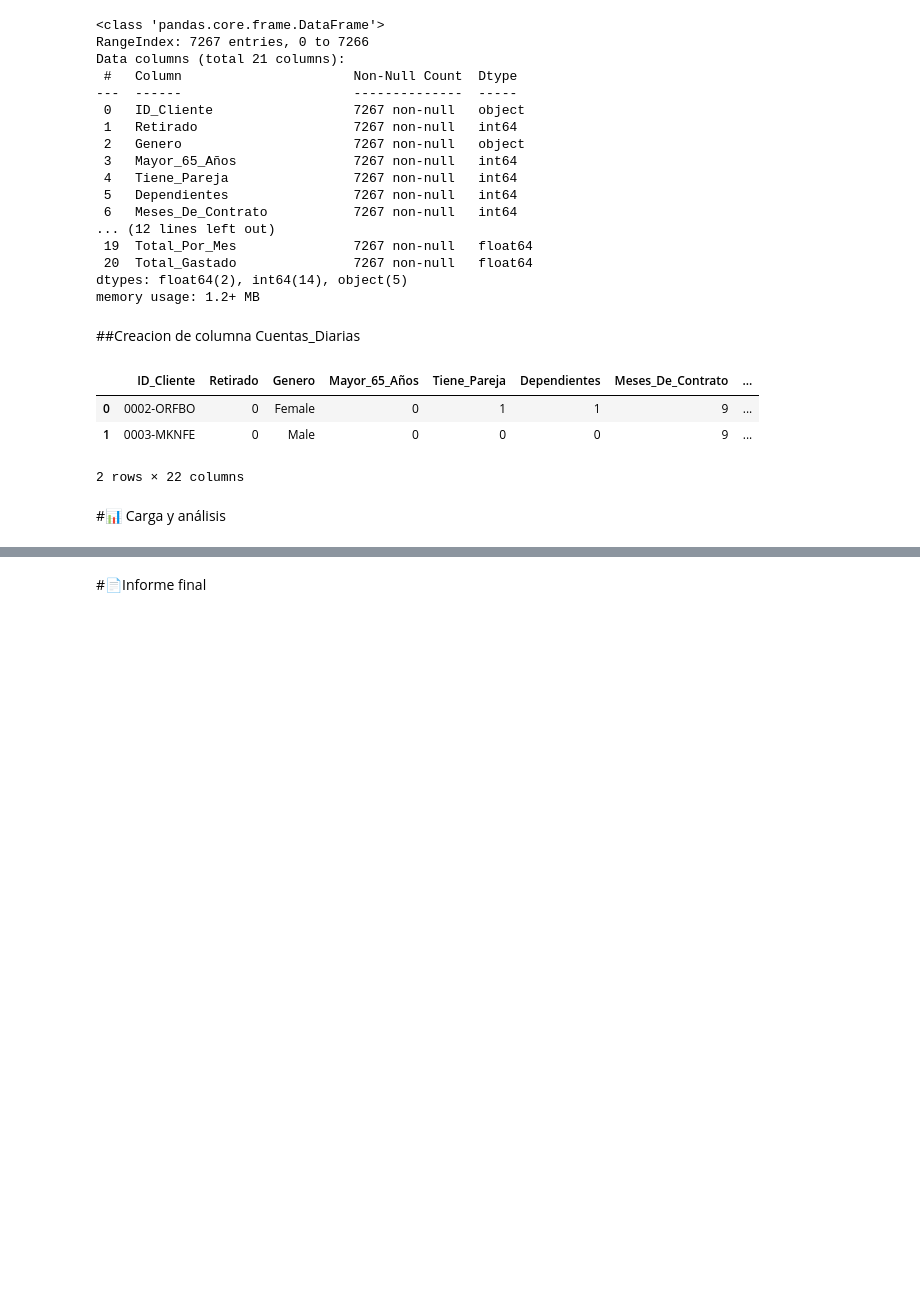
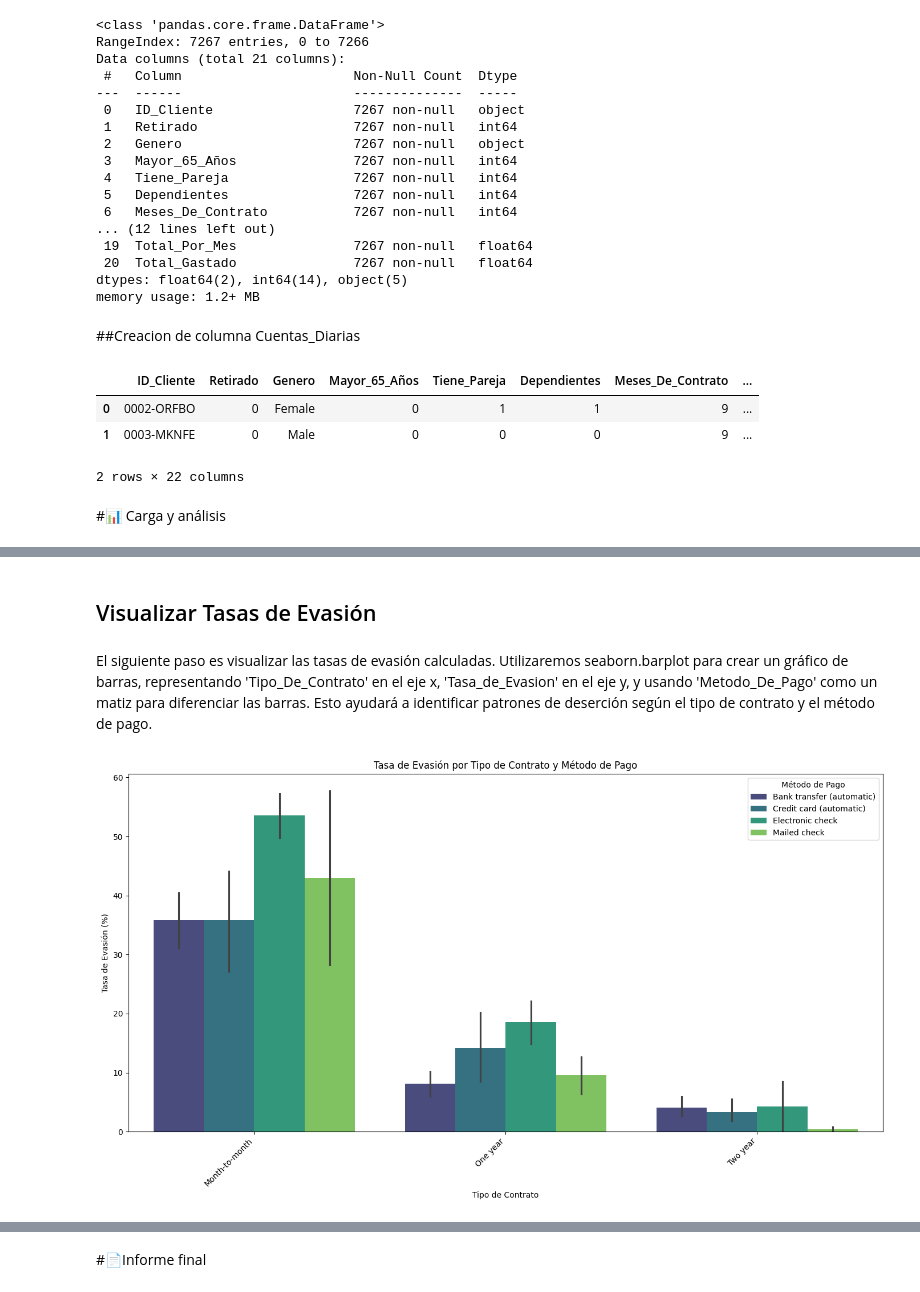
Before and after one commit to Viera1624/TelecomX_LATAM, a Jupyter notebook: telecomx_latam.ipynb, the cells around one changed output, grey strips where cells are left out. Saved outputs shown, nothing was run; the diff lists cells and outputs as text; code cells hidden in the pictures; blank space fills up the shorter version.

```diff
--- a/telecomx_latam.ipynb
+++ b/telecomx_latam.ipynb
@@ -267,0 +352,3 @@ datos_clientes_norm.head(2)
+# %%
+evasion_por_categorias = datos_clientes_norm.groupby(['Genero', 'Tipo_De_Contrato', 'Metodo_De_Pago'])['Retirado'].value_counts()
+evasion_por_categorias
@@ -267,0 +387,4 @@ datos_clientes_norm.head(2)
+# %%
+df_evasion_por_categorias = evasion_por_categorias.unstack(level='Retirado')
+df_evasion_por_categorias = df_evasion_por_categorias.reset_index()
+df_evasion_por_categorias
@@ -267,0 +429,4 @@ datos_clientes_norm.head(2)
+# %%
+df_evasion_por_categorias = df_evasion_por_categorias.fillna(0)
+df_evasion_por_categorias['Tasa_de_Evasion'] = (df_evasion_por_categorias[1] / (df_evasion_por_categorias[0] + df_evasion_por_categorias[1])) * 100
+df_evasion_por_categorias.head()
@@ -267,0 +440,26 @@ datos_clientes_norm.head(2)
+# %% [markdown]
+## Visualizar Tasas de Evasión
+# %% [markdown]
+
+El siguiente paso es visualizar las tasas de evasión calculadas. Utilizaremos seaborn.barplot para crear un gráfico de barras, representando 'Tipo_De_Contrato' en el eje x, 'Tasa_de_Evasion' en el eje y, y usando 'Metodo_De_Pago' como un matiz para diferenciar las barras. Esto ayudará a identificar patrones de deserción según el tipo de contrato y el método de pago.
+# %%
+import seaborn as sns
+
+
+plt.figure(figsize=(14, 8))
+sns.barplot(
+    data=df_evasion_por_categorias,
+    x='Tipo_De_Contrato',
+    y='Tasa_de_Evasion',
+    hue='Metodo_De_Pago',
+    palette='viridis'
+)
+plt.title('Tasa de Evasión por Tipo de Contrato y Método de Pago')
+plt.xlabel('Tipo de Contrato')
+plt.ylabel('Tasa de Evasión (%)')
+plt.xticks(rotation=45, ha='right')
+plt.legend(title='Método de Pago')
+plt.tight_layout()
+plt.show()
+# %% [output]
+[figure, added]
```
Also changed, not shown: parts of 23 cells of this notebook.
